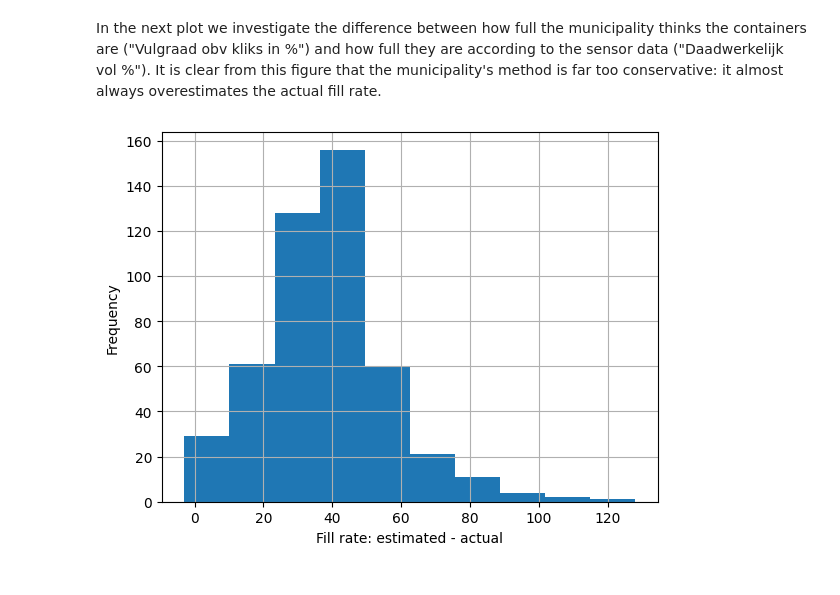
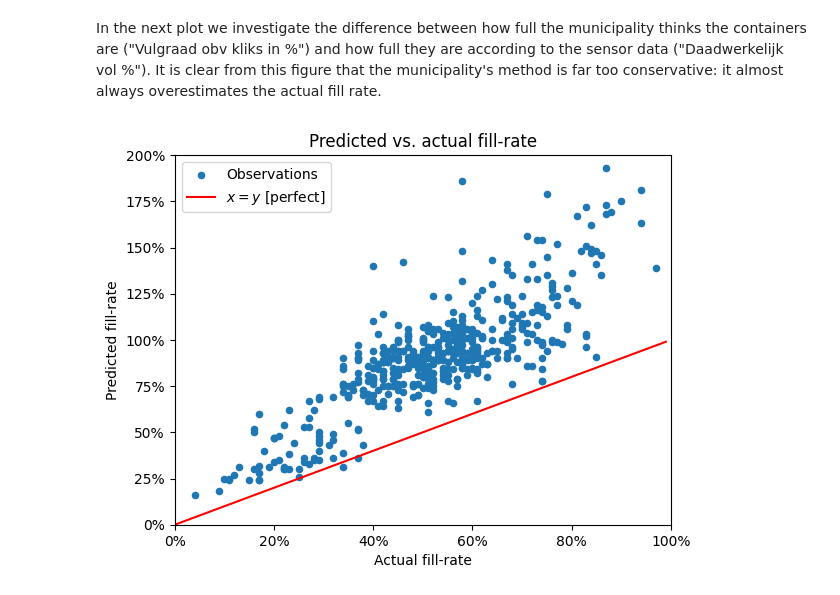
Before and after one commit to N-Wouda/Urban-Waste-Collection, a Jupyter notebook: notebooks/sensordata.ipynb, the cells around one changed output. Cells and saved outputs as stored; diff of their text form; code cells hidden in the pictures.

```diff
--- a/notebooks/sensordata.ipynb
+++ b/notebooks/sensordata.ipynb
@@ -60,9 +62,26 @@ ax.set_ylabel("Frequency");
 In the next plot we investigate the difference between how full the municipality thinks the containers are ("Vulgraad obv kliks in %") and how full they are according to the sensor data ("Daadwerkelijk vol %").
 It is clear from this figure that the municipality's method is far too conservative: it almost always overestimates the actual fill rate.
 # %%
-diff = df["Vulgraad obv kliks in %"] - df["Daadwerkelijk vol %"]
-ax = diff.hist()
-ax.set_xlabel("Fill rate: estimated - actual")
-ax.set_ylabel("Frequency");
+ax = df.plot.scatter(
+    x="Daadwerkelijk vol %",
+    y="Vulgraad obv kliks in %",
+    label="Observations",
+)
+ax.plot(
+    np.arange(0, 100),
+    np.arange(0, 100),
+    color="red",
+    label="$x = y$ [perfect]",
+)
+
+ax.xaxis.set_major_formatter(mtick.PercentFormatter(xmax=100))
+ax.yaxis.set_major_formatter(mtick.PercentFormatter(xmax=100))
+
+ax.legend()
+ax.set_xlim([0, 100])
+ax.set_ylim([0, 200])
+ax.set_title("Predicted vs. actual fill-rate")
+ax.set_xlabel("Actual fill-rate")
+ax.set_ylabel("Predicted fill-rate");
 # %% [output]
-[figure, old version]
+[figure, new version]
```
Also changed, not shown: parts of 2 cells of this notebook, 1 other file.
